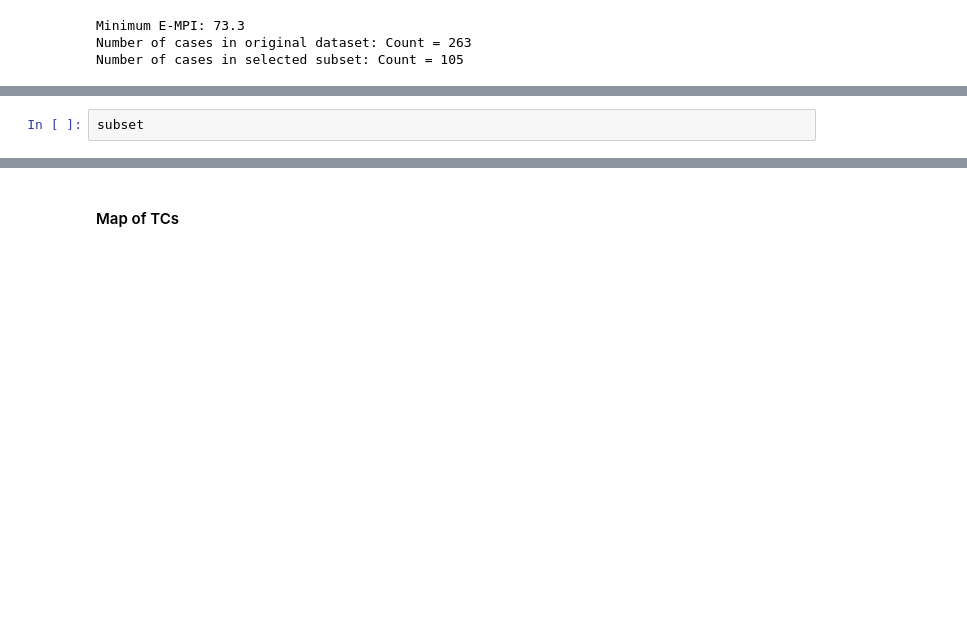
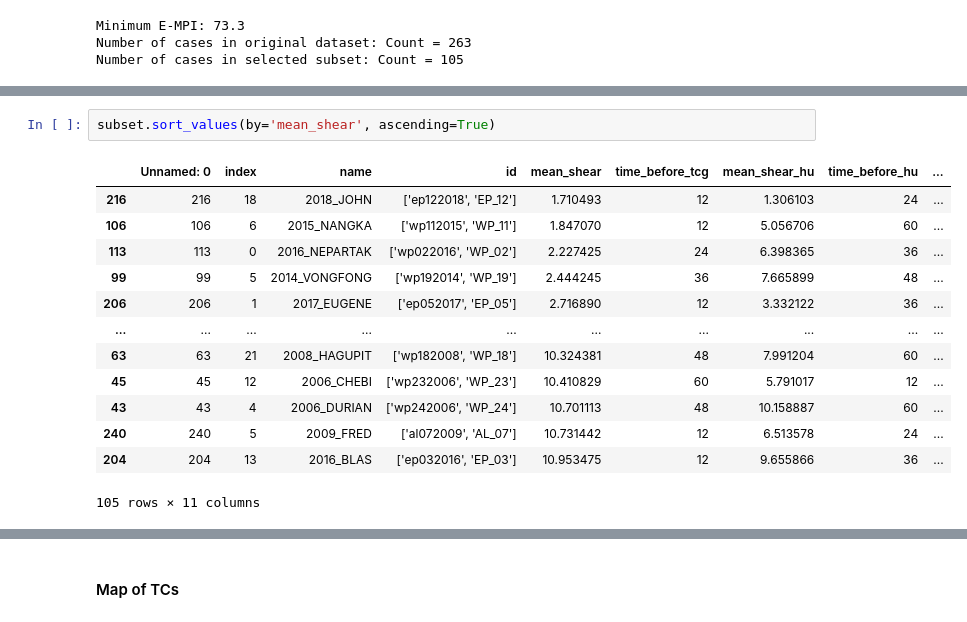
Before and after one commit to jhruppert/tc-crfrad, a Jupyter notebook: analysis/storm_list_hist.ipynb, the cells around one changed output, grey strips where cells are left out. Saved outputs shown, nothing was run; the diff lists cells and outputs as text; blank space fills up the shorter version.

```diff
--- a/analysis/storm_list_hist.ipynb
+++ b/analysis/storm_list_hist.ipynb
@@ -194,2 +192,16 @@ plt.close()
-# %%
-subset
+# %%
+subset.sort_values(by='mean_shear', ascending=True)
+# %% [output]
+|  | Unnamed: 0 | index | name | id | mean_shear | time_before_tcg | mean_shear_hu | time_before_hu | ... |
+| 216 | 216 | 18 | 2018_JOHN | ['ep122018', 'EP_12'] | 1.710493 | 12 | 1.306103 | 24 | ... |
+| 106 | 106 | 6 | 2015_NANGKA | ['wp112015', 'WP_11'] | 1.847070 | 12 | 5.056706 | 60 | ... |
+| 113 | 113 | 0 | 2016_NEPARTAK | ['wp022016', 'WP_02'] | 2.227425 | 24 | 6.398365 | 36 | ... |
+| 99 | 99 | 5 | 2014_VONGFONG | ['wp192014', 'WP_19'] | 2.444245 | 36 | 7.665899 | 48 | ... |
+| 206 | 206 | 1 | 2017_EUGENE | ['ep052017', 'EP_05'] | 2.716890 | 12 | 3.332122 | 36 | ... |
+| ... | ... | ... | ... | ... | ... | ... | ... | ... | ... |
+| 63 | 63 | 21 | 2008_HAGUPIT | ['wp182008', 'WP_18'] | 10.324381 | 48 | 7.991204 | 60 | ... |
+| 45 | 45 | 12 | 2006_CHEBI | ['wp232006', 'WP_23'] | 10.410829 | 60 | 5.791017 | 12 | ... |
+| 43 | 43 | 4 | 2006_DURIAN | ['wp242006', 'WP_24'] | 10.701113 | 48 | 10.158887 | 60 | ... |
+| 240 | 240 | 5 | 2009_FRED | ['al072009', 'AL_07'] | 10.731442 | 12 | 6.513578 | 24 | ... |
+| 204 | 204 | 13 | 2016_BLAS | ['ep032016', 'EP_03'] | 10.953475 | 12 | 9.655866 | 36 | ... |
+105 rows × 11 columns
```
Also changed, not shown: parts of 3 cells of this notebook, 1 other file.
